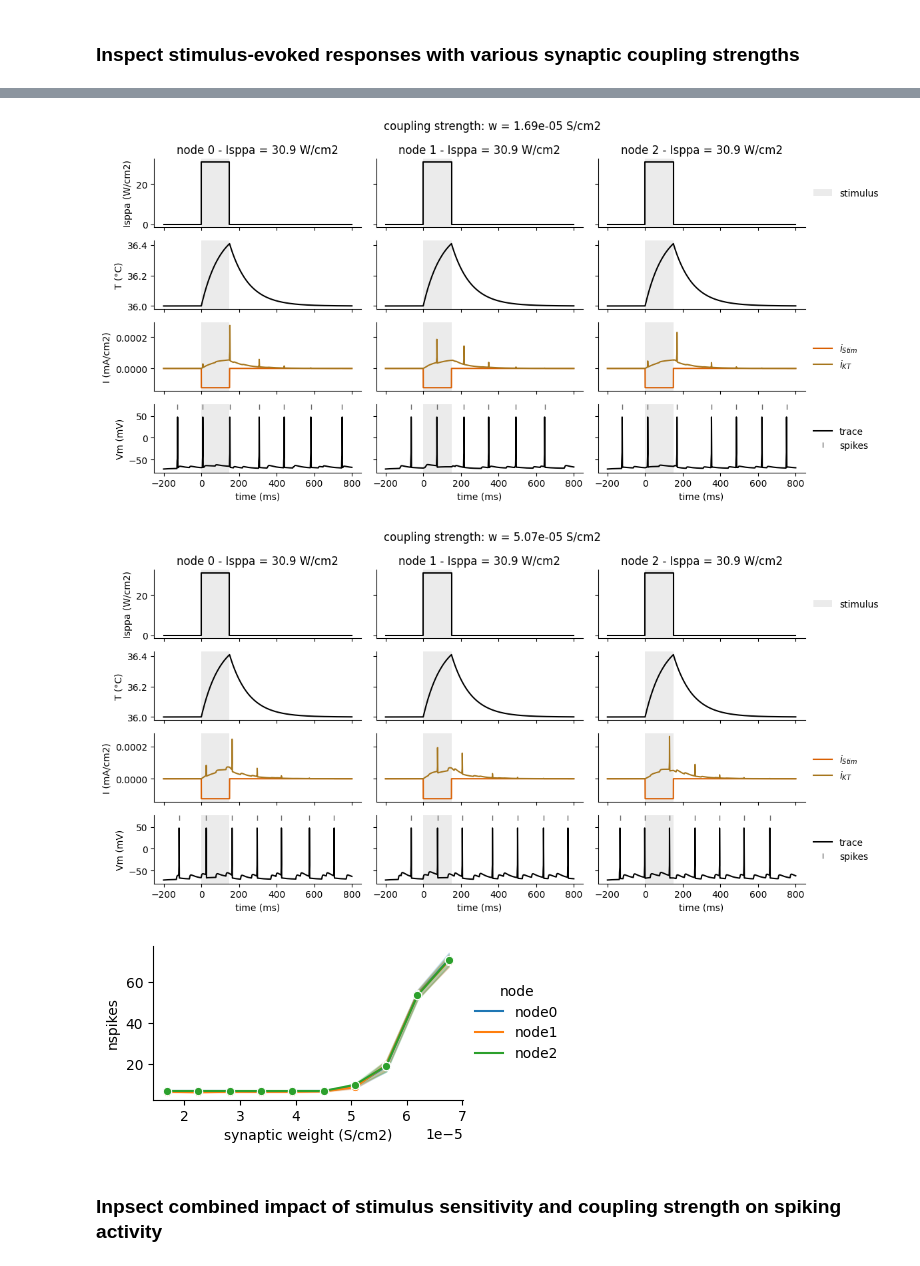
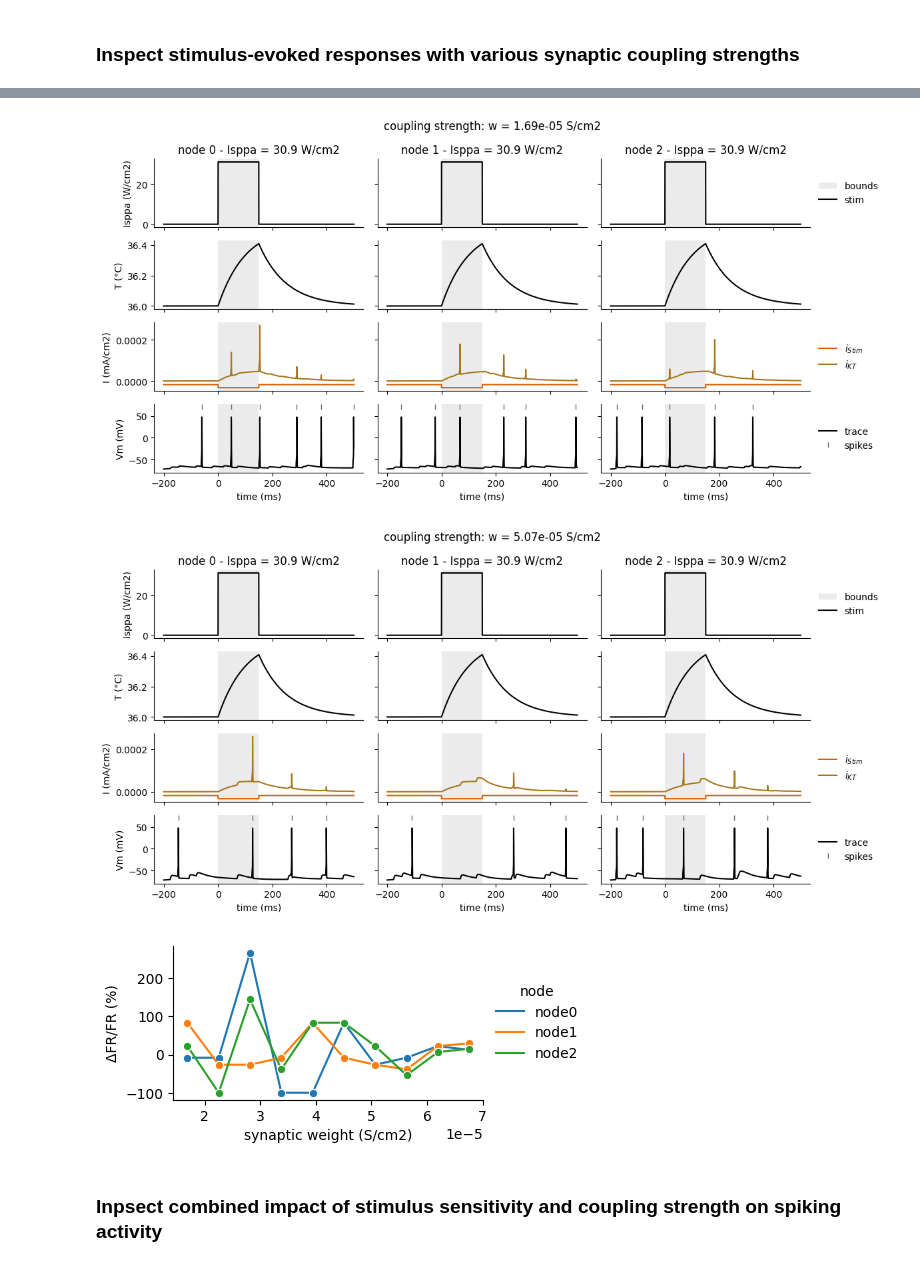
Before and after one commit to tjjlemaire/fusnetwork, a Jupyter notebook: network_analysis.ipynb, the cells around one changed output, grey strips where cells are left out. Saved outputs shown, nothing was run; the diff lists cells and outputs as text; code cells hidden in the pictures.

```diff
--- a/network_analysis.ipynb
+++ b/network_analysis.ipynb
@@ -36,8 +84,10 @@ params = dict(
     Q10_rates=3,
     Q10_gNa=1.40,
     Q10_gKd=4.75,
-    gKT=0.58e-9 / (NeuralNetwork.Acell * NeuralNetwork.UM_TO_CM**2),
-    gamma=4e-6
+    gKT=0.58e-9 / (NeuralNetwork.Acell * NeuralNetwork.UM_TO_CM**2),  # S/cm2
+    iStimbar=1e-3,  # mA/cm2
+    iStimx0=200,  # W/cm2
+    iStimdx=50,  # W/cm2
 )
 
 # Initialize 3-nodes model, with:
@@ -65,7 +116,7 @@ model = NeuralNetwork(
 ### Set baseline drive and inspect activity with various synaptic coupling strengths
 # %%
 # Assign baseline pre-synaptic drive
-model.set_presyn_drive(freq=7., noise=.1)
+model.set_presyn_drive(freq=drive_freq, noise=noise)
 
 # Run simulation and plot results
 data = model.simulate(tstop=tstop)
@@ -79,19 +130,19 @@ wrange = np.linspace(1, 4, 10) * model.g_RS_RS
 
 # Run simulation for each coupling strength, and concatenate results
 data = []
-nreps = 5
 model.verbose = False
 for w in tqdm(wrange):
     model.set_synaptic_weight(w)
-    data.append(model.simulate(nreps=3))
+    data.append(model.simulate(nreps=nreps))
 model.verbose = True
-data = pd.concat(data, keys=wrange, names=['synaptic weight (S/cm2)'])
+data = pd.concat(data, keys=wrange, names=['w (S/cm2)'])
 
 # Plot dependency of evoked firing rate on coupling strength
 fig = model.plot_sweep_results(data, 'nspikes')
 
 # Plot results for largest coupling strength
-data = data.loc[(wrange[-1], 0)]
+idx = (wrange[-1], 0) if 'rep' in data.index.names else wrange[-1]
+data = data.loc[idx]
 mu_FR, err_FR = model.compute_metric(data, 'FR').mean(axis=0)
 FR_str = 'N/A' if mu_FR is None else f'{mu_FR:.1f}±{err_FR:.1f} Hz'
 fig = model.plot_results(data, exclude=['conductances', 'T'])
@@ -131,11 +182,11 @@ model.set_synaptic_weight(model.g_RS_RS)
 # # Remove baseline pre-synaptic drive
 # model.remove_presyn_drive()
 
+# Set stimulus
+model.set_stim(Iref, start=start, dur=dur)
+
 # Define sparse vector of coupling strengths (in S/cm2)
 wrange_sparse = np.array([1, 3]) * model.g_RS_RS
-
-# Set stimulus
-model.set_stim(Iref, start=start, dur=dur)
 
 # For each coupling strength, run simulation and plot results
 for w in wrange_sparse:
@@ -144,12 +195,8 @@ for w in wrange_sparse:
     fig = model.plot_results(data, exclude=['conductances', 'iNa', 'iKd', 'iLeak', 'iDrive'])
     fig.suptitle(f'coupling strength: w = {model.get_synaptic_weight():.2e} S/cm2')
 
-# Define vector of coupling strengths (in S/cm2)
-wrange = np.linspace(1, 4, 10) * model.g_RS_RS
-
 # Run simulation for each coupling strength, and concatenate results
 data = []
-nreps = 5
 model.verbose = False
 for w in tqdm(wrange):
     model.set_synaptic_weight(w)
@@ -157,8 +204,8 @@ for w in tqdm(wrange):
 model.verbose = True
 data = pd.concat(data, keys=wrange, names=['synaptic weight (S/cm2)'])
 
-# Plot dependency of evoked firing rate on coupling strength
-fig = model.plot_sweep_results(data, 'nspikes')
+# Plot dependency of evoked response on coupling strength
+fig = model.plot_sweep_results(data, sweep_metrics)
 
 # Reset synaptic weight to default value
 model.set_synaptic_weight(model.g_RS_RS)
@@ -184,6 +231,6 @@ model.set_synaptic_weight(model.g_RS_RS)
-[figure, old version]
+[figure, new version]
-[figure, old version]
+[figure, new version]
-[figure, old version]
+[figure, new version]
 # %% [markdown]
 ### Inpsect combined impact of stimulus sensitivity and coupling strength on spiking activity
 # %%
```
Also changed, not shown: parts of 12 cells of this notebook, 3 other files.
